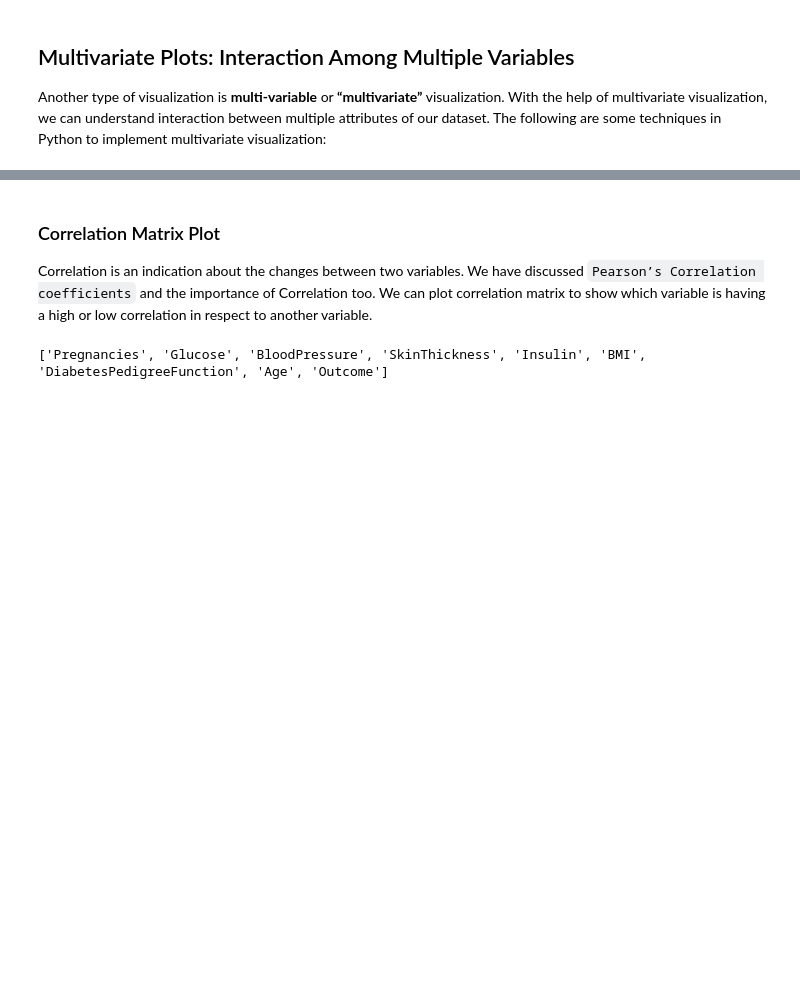
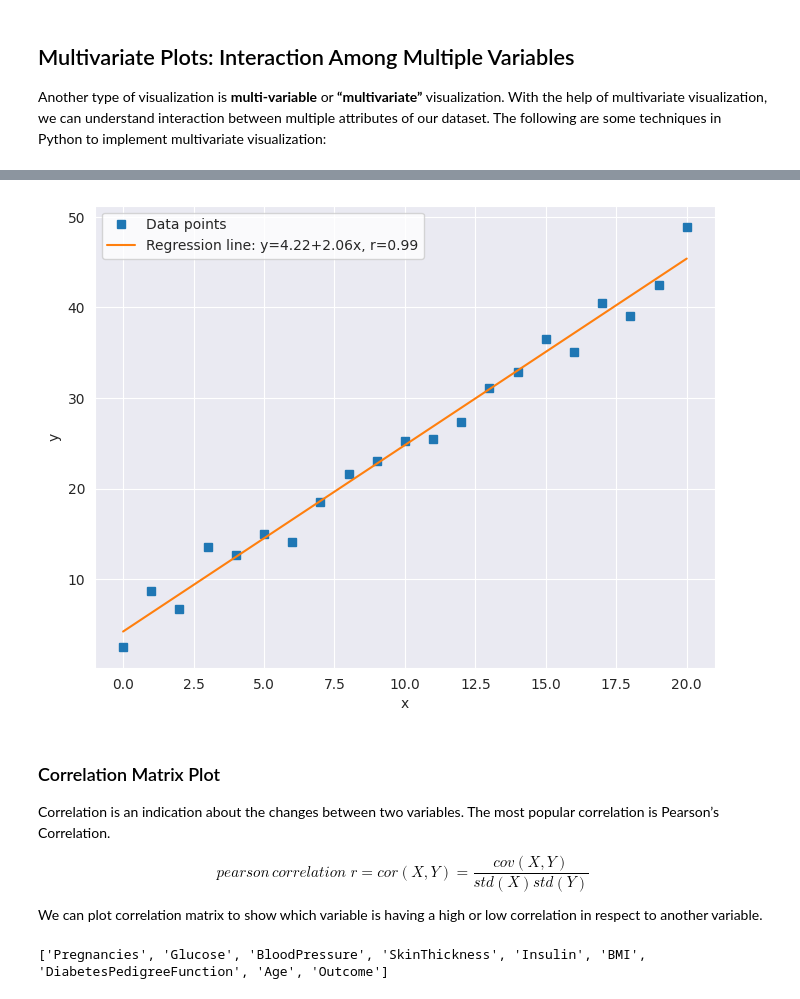
Before and after one commit to cshbli/ML-CV-AI, a Jupyter notebook: machine_learning/data_visualization.ipynb, the cells around one changed output, grey strips where cells are left out. Drawn from its saved outputs; the diff is of its cells as text; code cells hidden in the pictures; blank space fills up the shorter version.

```diff
--- a/machine_learning/data_visualization.ipynb
+++ b/machine_learning/data_visualization.ipynb
@@ -66,6 +85,28 @@ Another type of visualization is __multi-variable__ or __“multivariate”__ vi
+# %%
+import numpy as np
+import scipy
+
+x = np.arange(21)
+y = 5 + 2 * x + 2 * np.random.randn(21)
+slope, intercept, r, *__ = scipy.stats.linregress(x, y)
+line = f'Regression line: y={intercept:.2f}+{slope:.2f}x, r={r:.2f}'
+
+fig, ax = plt.subplots()
+ax.plot(x, y, linewidth=0, marker='s', label='Data points')
+ax.plot(x, intercept + slope * x, label=line)
+ax.set_xlabel('x')
+ax.set_ylabel('y')
+ax.legend(facecolor='white')
+plt.show()
+# %% [output]
+[figure, added]
 # %% [markdown]
 ### Correlation Matrix Plot
-Correlation is an indication about the changes between two variables. We have discussed `Pearson’s Correlation coefficients` and the importance of Correlation too. We can plot correlation matrix to show which variable is having a high or low correlation in respect to another variable.
+Correlation is an indication about the changes between two variables. The most popular correlation is Pearson’s Correlation.
+
+$$ pearson\,correlation\; r = cor(X, Y) = \dfrac{cov(X, Y)}{std(X)std(Y)}$$
+
+We can plot correlation matrix to show which variable is having a high or low correlation in respect to another variable.
 # %%
 print(list(data.columns))
 # %% [output]
```
Also changed, not shown: parts of 10 cells of this notebook, 2 other files.
